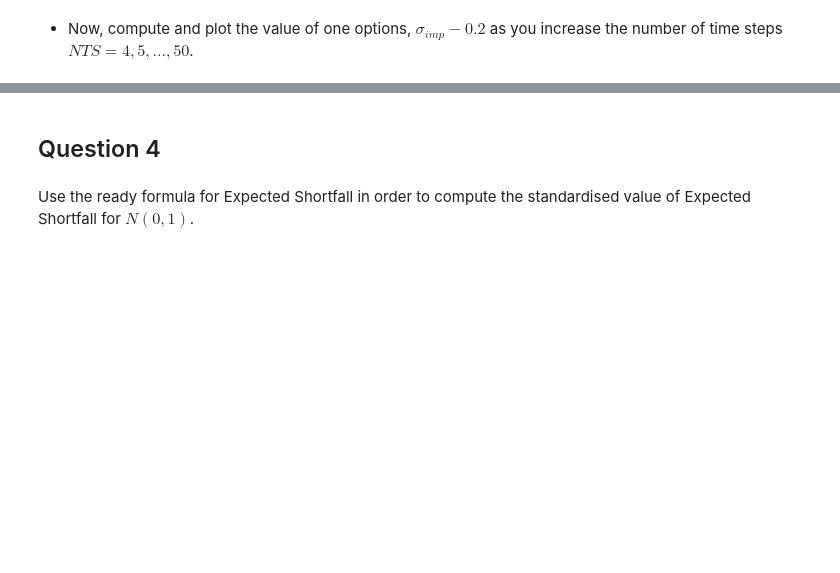
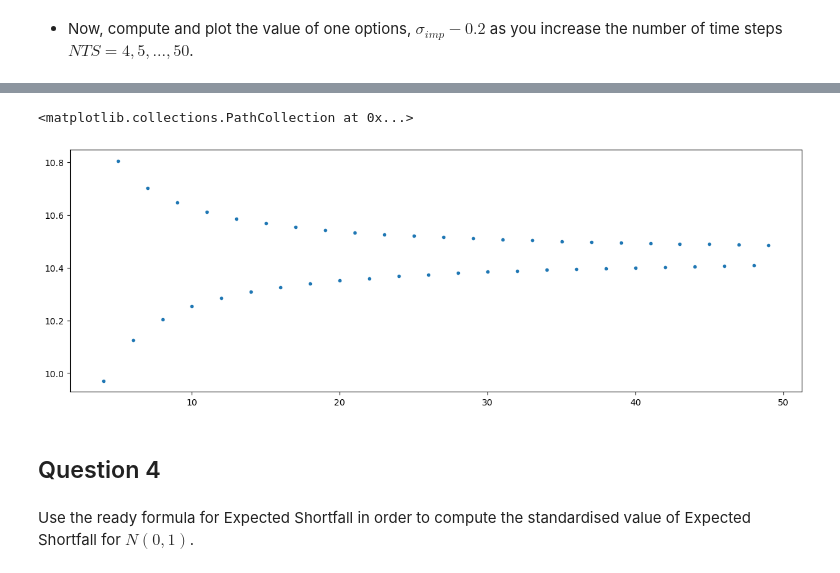
Before and after one commit to fbristotti/cqf, a Jupyter notebook: exam1/exam1.ipynb, the cells around one changed output, grey strips where cells are left out. Drawn from its saved outputs; the diff is of its cells as text; code cells hidden in the pictures; blank space fills up the shorter version.

```diff
--- a/exam1/exam1.ipynb
+++ b/exam1/exam1.ipynb
@@ -247,3 +285,15 @@ Implement the multi-step binomial method as described in Binomial Method lecture
+# %%
+ns = list(range(4, 50, 1))
+
+prices = []
+for n in ns:
+    prices.append(opt_binomial(S0=S, K=K, T=T, r=r, sigma=0.2, N=n, CP='C'))
+
+plt.subplots(figsize=[15,5])
+plt.scatter(ns, prices, marker='.')
+# %% [output]
+<matplotlib.collections.PathCollection at 0x...>
+[figure, added]
 # %% [markdown]
 ## Question 4
 # %% [markdown]
```
Also changed, not shown: parts of 4 cells of this notebook.
